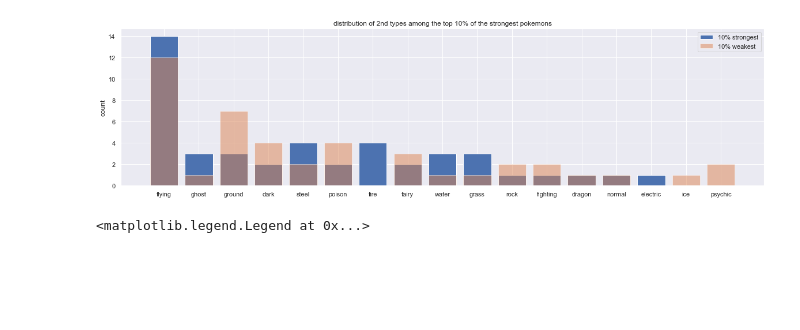
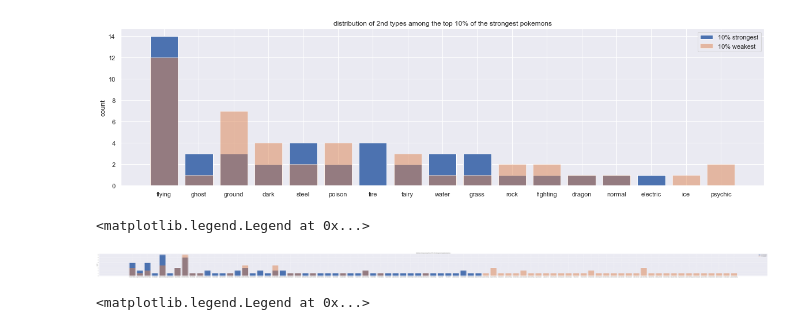
Before and after one commit to com-480-data-visualization/com-480-project-analaktycs, a Jupyter notebook: Milestone1.ipynb, the cells around one changed output. Drawn from its saved outputs; the diff is of its cells as text; code cells hidden in the pictures; blank space fills up the shorter version.

```diff
--- a/Milestone1.ipynb
+++ b/Milestone1.ipynb
@@ -1281,6 +1278,30 @@ plt.legend()
 # %% [output]
 <matplotlib.legend.Legend at 0x...>
 [figure]
+# %%
+top_type_2 = top_ten_percent['type2']
+top_type_2[pd.isnull(top_type_2)] ="nothing"
+top_type_1_and_2=np.asarray([top_ten_percent['type1']+" and " + top_type_2])
+top_type_1_and_2=np.reshape(top_type_1_and_2, (80))
+
+
+bottom_type_2 = bottom_ten_percent['type2']
+bottom_type_2[pd.isnull(bottom_type_2)] ="nothing"
+bottom_type_1_and_2=np.asarray([bottom_ten_percent['type1']+" and " + bottom_type_2])
+bottom_type_1_and_2=np.reshape(bottom_type_1_and_2, (80))
+
+a, b = count(top_type_1_and_2)
+c, d = count(bottom_type_1_and_2)
+
+plt.figure( figsize=(150, 5))
+plt.bar(a, b, label="10% strongest")
+plt.bar(c, d, alpha=0.5, label="10% weakest")
+plt.title("distribution of types among the top 10% of the strongest and weakest pokemons")
+plt.ylabel("count")
+plt.legend()
+# %% [output]
+<matplotlib.legend.Legend at 0x...>
+[figure, added]
 # %%
 x='base_total'
 y='speed'
```
Also changed, not shown: parts of 11 cells of this notebook.
